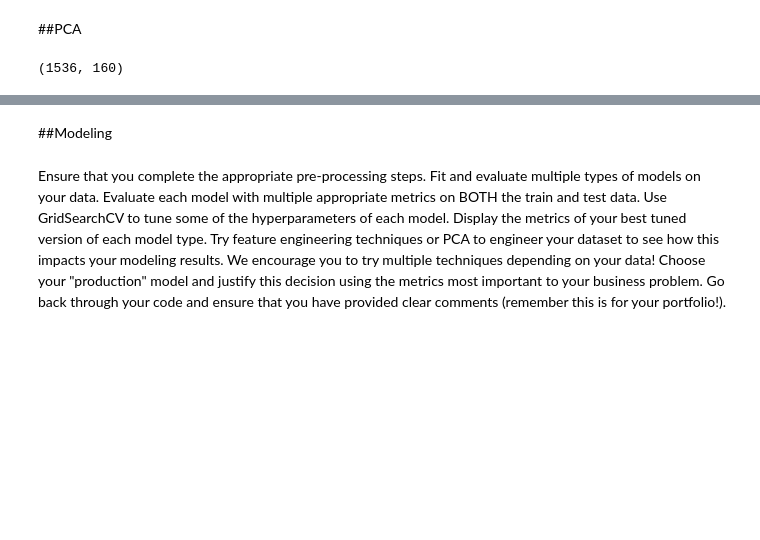
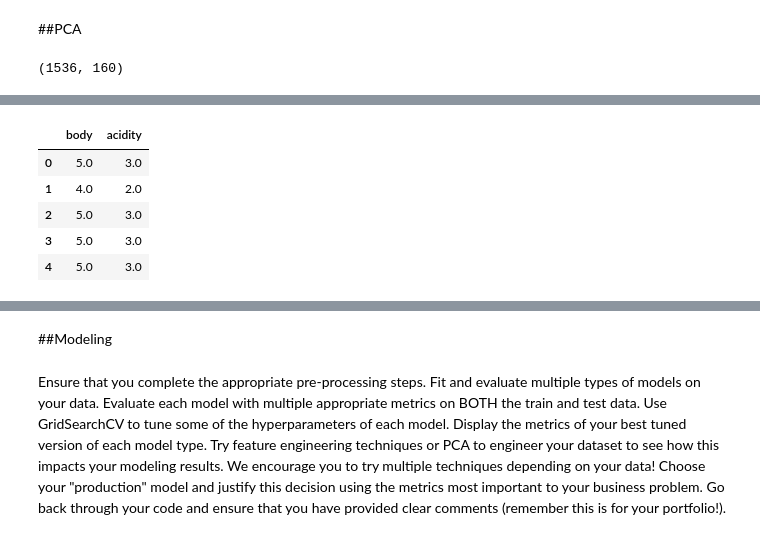
Before and after one commit to jtanzi56/Inspection-Data, a Jupyter notebook: Wine_Data_jtanzi.ipynb, the cells around one changed output, grey strips where cells are left out. Saved outputs shown, nothing was run; the diff lists cells and outputs as text; code cells hidden in the pictures; blank space fills up the shorter version.

```diff
--- a/Wine_Data_jtanzi.ipynb
+++ b/Wine_Data_jtanzi.ipynb
@@ -597,0 +629,9 @@ print(processor.fit_transform(X_train).shape)
+# %%
+ordinal_mapping = {
+    'body': {1: 1.0, 2: 2.0, 3: 3.0, 4: 4.0, 5: 5.0},
+    'acidity': {1: 1.0, 2: 2.0, 3: 3.0, 4: 4.0, 5: 5.0},
+    'rating': {1: 4.2, 2: 4.3, 3: 4.4, 4: 4.5, 5: 4.6, 6: 4.7, 7: 4.8, 8: 4.9}
+}
+# %%
+for column in ordinal_mapping:
+    df[column + '_mapped'] = df[column].map(ordinal_mapping[column])
@@ -597,0 +766,10 @@ print(processor.fit_transform(X_train).shape)
+# %%
+df1 = df[['body', 'acidity']]
+df1.head()
+# %% [output]
+|  | body | acidity |
+| 0 | 5.0 | 3.0 |
+| 1 | 4.0 | 2.0 |
+| 2 | 5.0 | 3.0 |
+| 3 | 5.0 | 3.0 |
+| 4 | 5.0 | 3.0 |
```
Also changed, not shown: parts of 23 cells of this notebook.
